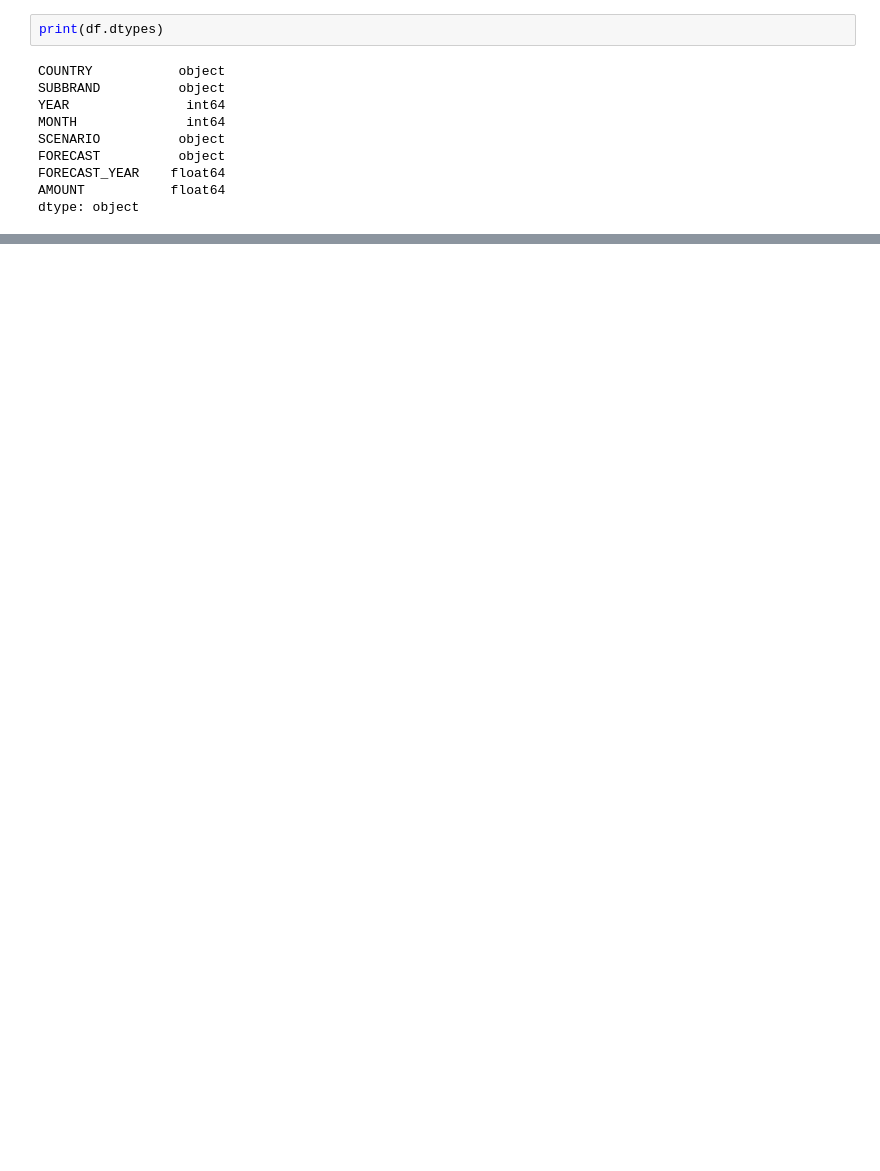
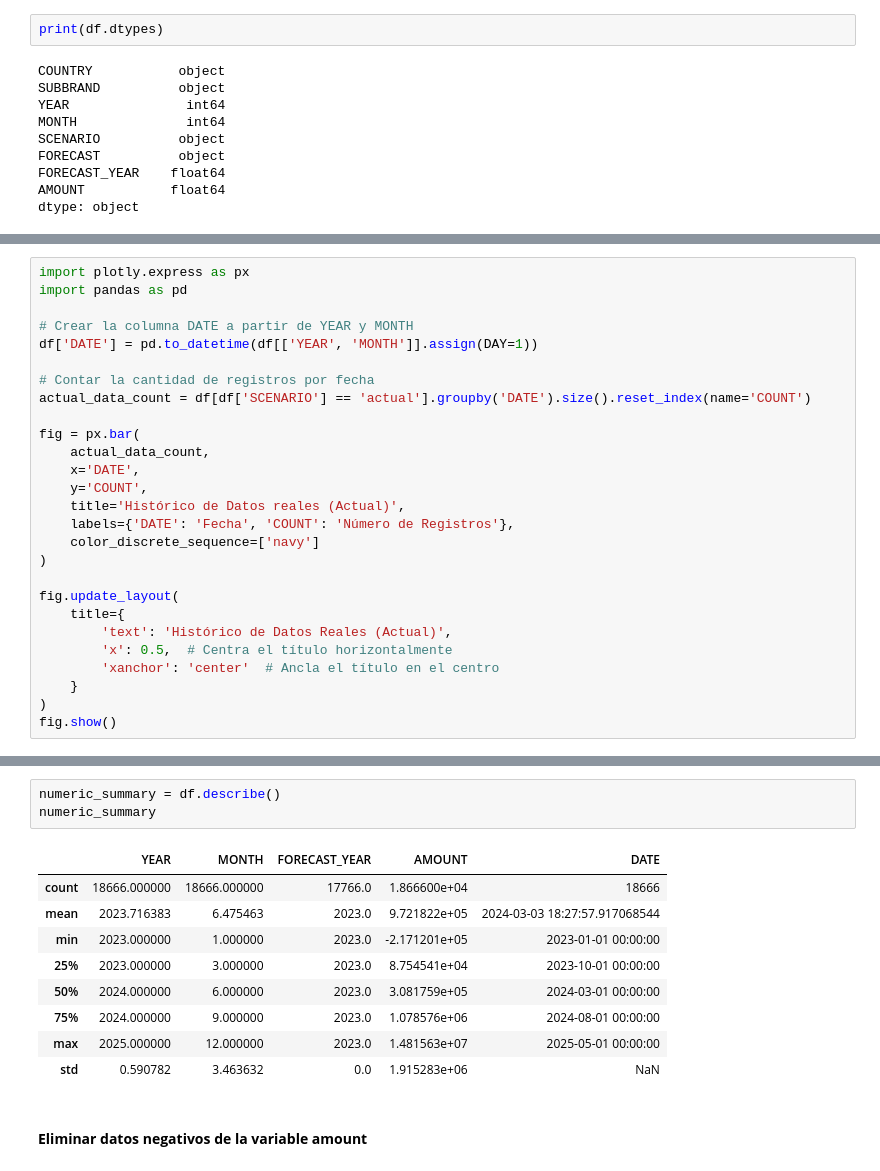
Before and after one commit to nataliaiglesiasbueno/UFV_visualizacion_datos, a Jupyter notebook: clase_2.ipynb, the cells around one changed output, grey strips where cells are left out. Saved outputs shown, nothing was run; the diff lists cells and outputs as text; blank space fills up the shorter version.

```diff
--- a/clase_2.ipynb
+++ b/clase_2.ipynb
@@ -175,0 +372,27 @@ fig.show()
+# %%
+import plotly.express as px
+import pandas as pd
+
+# Crear la columna DATE a partir de YEAR y MONTH
+df['DATE'] = pd.to_datetime(df[['YEAR', 'MONTH']].assign(DAY=1))
+
+# Contar la cantidad de registros por fecha
+actual_data_count = df[df['SCENARIO'] == 'actual'].groupby('DATE').size().reset_index(name='COUNT')
+
+fig = px.bar(
+    actual_data_count,
+    x='DATE',
+    y='COUNT',
+    title='Histórico de Datos reales (Actual)',
+    labels={'DATE': 'Fecha', 'COUNT': 'Número de Registros'},
+    color_discrete_sequence=['navy']
+)
+
+fig.update_layout(
+    title={
+        'text': 'Histórico de Datos Reales (Actual)',
+        'x': 0.5,  # Centra el título horizontalmente
+        'xanchor': 'center'  # Ancla el título en el centro
+    }
+)
+fig.show()
@@ -175,0 +489,15 @@ fig.show()
+# %%
+numeric_summary = df.describe()
+numeric_summary
+# %% [output]
+|  | YEAR | MONTH | FORECAST_YEAR | AMOUNT | DATE |
+| count | 18666.000000 | 18666.000000 | 17766.0 | 1.866600e+04 | 18666 |
+| mean | 2023.716383 | 6.475463 | 2023.0 | 9.721822e+05 | 2024-03-03 18:27:57.917068544 |
+| min | 2023.000000 | 1.000000 | 2023.0 | -2.171201e+05 | 2023-01-01 00:00:00 |
+| 25% | 2023.000000 | 3.000000 | 2023.0 | 8.754541e+04 | 2023-10-01 00:00:00 |
+| 50% | 2024.000000 | 6.000000 | 2023.0 | 3.081759e+05 | 2024-03-01 00:00:00 |
+| 75% | 2024.000000 | 9.000000 | 2023.0 | 1.078576e+06 | 2024-08-01 00:00:00 |
+| max | 2025.000000 | 12.000000 | 2023.0 | 1.481563e+07 | 2025-05-01 00:00:00 |
+| std | 0.590782 | 3.463632 | 0.0 | 1.915283e+06 | NaN |
+# %% [markdown]
+#### **Eliminar datos negativos de la variable amount**
```
Also changed, not shown: parts of 119 cells of this notebook.
